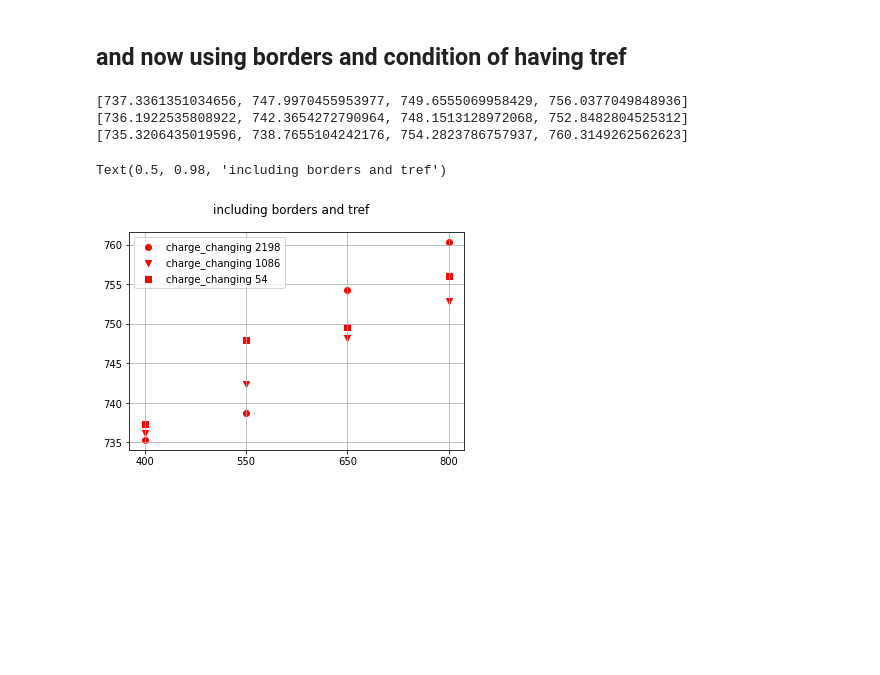
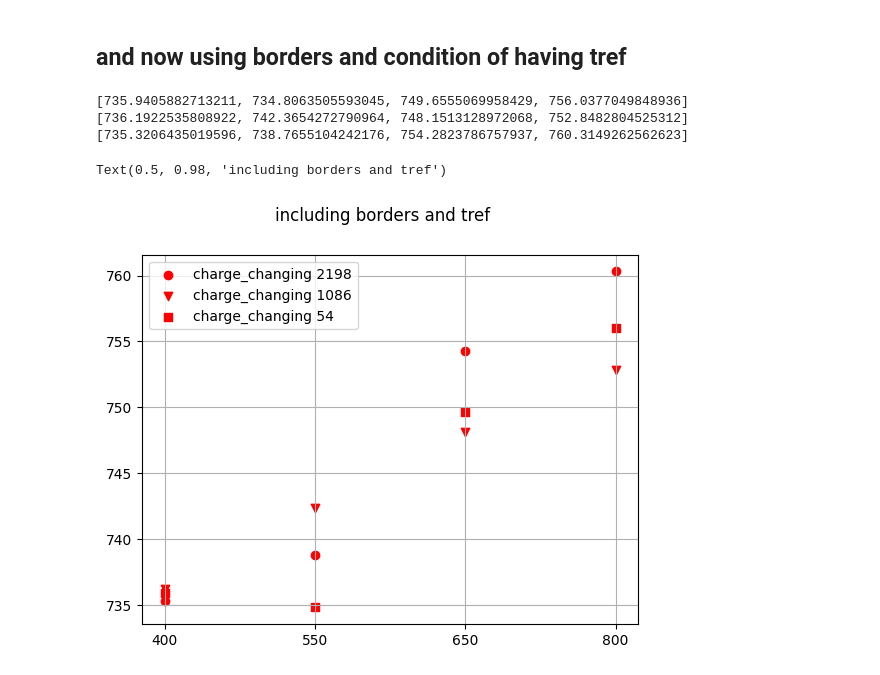
Before and after one commit to jenegger/r3bweek24_gsi, a Jupyter notebook: overview_cross_section.ipynb, the cells around one changed output. Drawn from its saved outputs; the diff is of its cells as text; code cells hidden in the pictures; blank space fills up the shorter version.

```diff
--- a/overview_cross_section.ipynb
+++ b/overview_cross_section.ipynb
@@ -198,8 +198,8 @@ dfb
 # %% [markdown]
 ## and now using borders  and condition of having tref
 # %%
-filename ='summary_cc_no_corr_with_border_with_tref.txt'
-#filename ='foo_foo_foo.txt'
+#filename ='summary_cc_no_corr_with_border_with_tref.txt'
+filename ='foo_foo_foo.txt'
 dfb_ref = pd.read_csv(filename,sep='\t',names=["datatype","targettype","RunID","energy","incoming ions","survived_ions"])
 dfb_ref["d_survived"] = 1-dfb_ref["survived_ions"]/dfb_ref["incoming ions"]
 
@@ -214,32 +214,32 @@ tot_cs_2198_val = []
 tot_cs_1086_val = []
 tot_cs_54_val = []
 energy_vals = ["400","550","650","800"]
 for ene in energy_vals:
     dz_2198 = (1-float(dfb_ref.loc[(dfb_ref["targettype"] == "c_2198") & (dfb_ref["energy"] == float(ene))]['d_survived']))/(1-float(dfb_ref.loc[(dfb_ref["targettype"] == "empty") & (dfb_ref["energy"] == float(ene))]['d_survived']))
     dz_1086 = (1-float(dfb_ref.loc[(dfb_ref["targettype"] == "c_1086") & (dfb_ref["energy"] == float(ene))]['d_survived']))/(1-float(dfb_ref.loc[(dfb_ref["targettype"] == "empty") & (dfb_ref["energy"] == float(ene))]['d_survived']))
     dz_54 = (1-float(dfb_ref.loc[(dfb_ref["targettype"] == "c_54") & (dfb_ref["energy"] == float(ene))]['d_survived']))/(1-float(dfb_ref.loc[(dfb_ref["targettype"] == "empty") & (dfb_ref["energy"] == float(ene))]['d_survived']))
     cc_2198 = factor_2198*(-math.log(dz_2198))
     cc_1086 = factor_1086*(-math.log(dz_1086))
     cc_54 = factor_54*(-math.log(dz_54))
 
     cc_2198_val.append(cc_2198)
     cc_1086_val.append(cc_1086)
     cc_54_val.append(cc_54)
 
 print(cc_54_val)
 print(cc_1086_val)
 print(cc_2198_val)
 
 fig, ax = plt.subplots()
 ax.scatter(energy_vals,cc_2198_val,label="charge_changing 2198",color='red',marker="o")
 ax.scatter(energy_vals,cc_1086_val,label="charge_changing 1086",color ='red',marker="v")
 ax.scatter(energy_vals,cc_54_val,label="charge_changing 54",color='red',marker="s")
 ax.legend()
 ax.grid()
 fig.suptitle("including borders and tref")
 # %% [output]
-[737.3361351034656, 747.9970455953977, 749.6555069958429, 756.0377049848936]
+[735.9405882713211, 734.8063505593045, 749.6555069958429, 756.0377049848936]
 [736.1922535808922, 742.3654272790964, 748.1513128972068, 752.8482804525312]
 [735.3206435019596, 738.7655104242176, 754.2823786757937, 760.3149262562623]
 Text(0.5, 0.98, 'including borders and tref')
-[figure, old version]
+[figure, new version]
```
Also changed, not shown: parts of 12 cells of this notebook, 5 other files.
